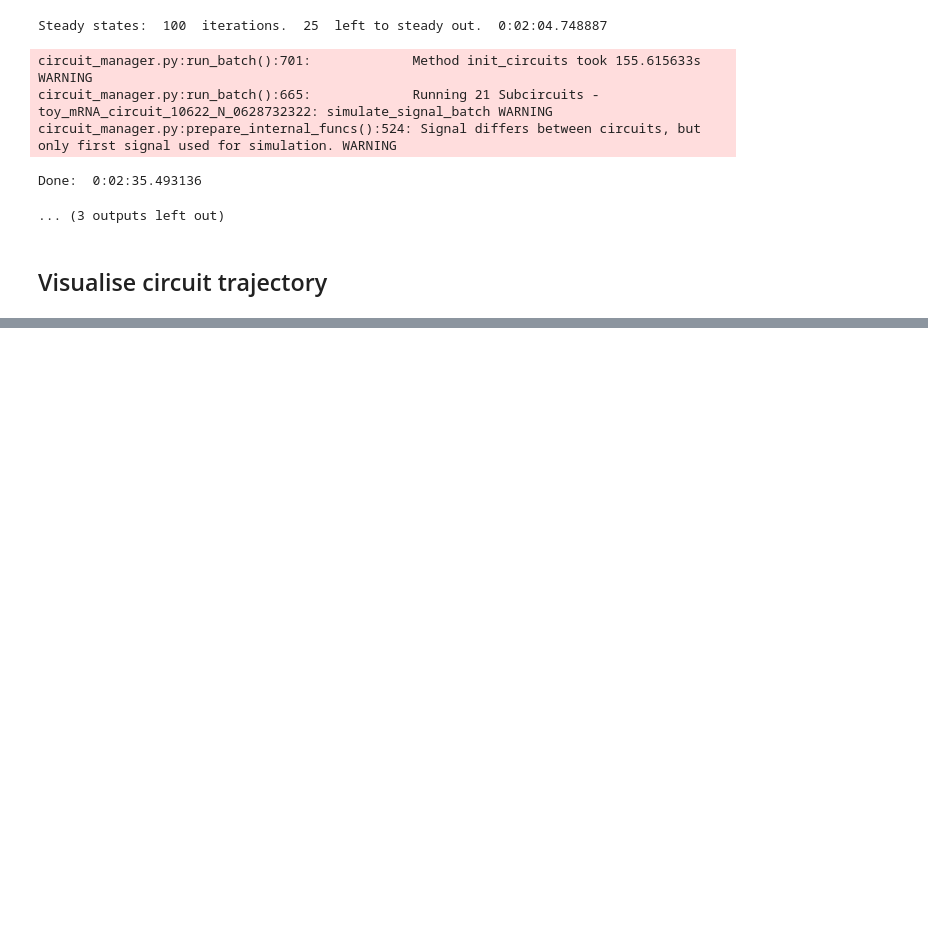
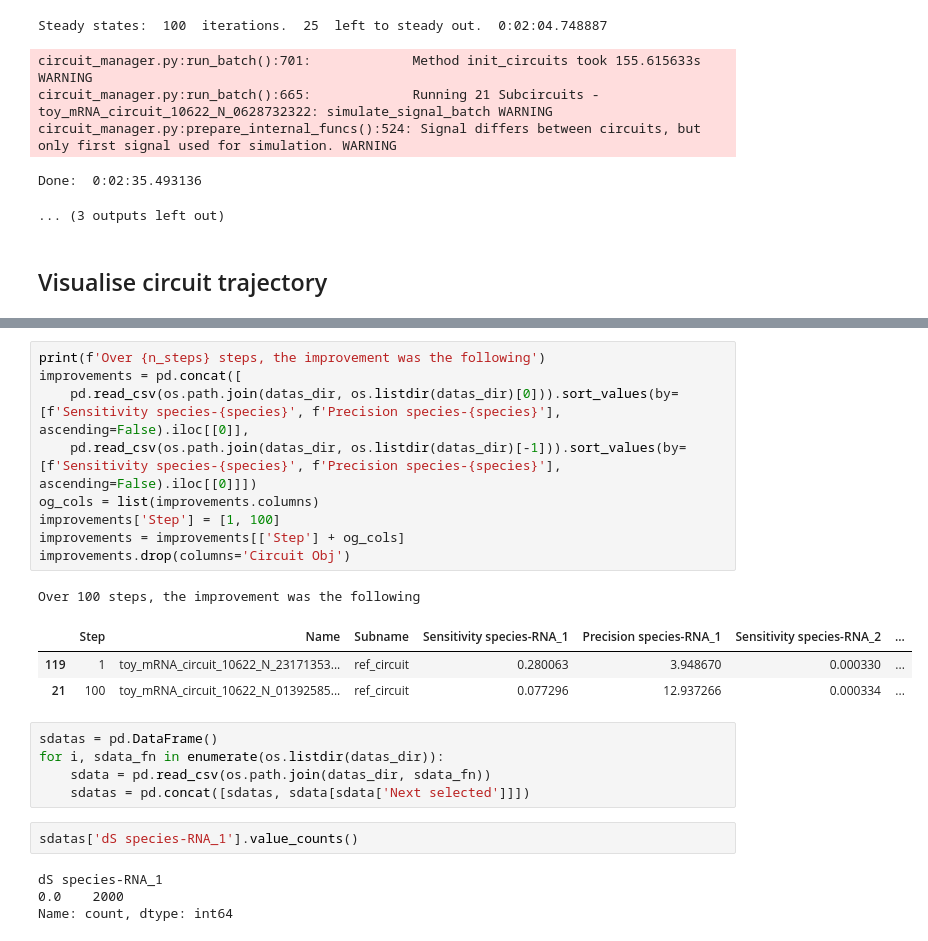
Before and after one commit to olive004/synbio_morpher, a Jupyter notebook: notebooks/16_Monte_Carlo_circuit_adaptability.ipynb, the cells around one changed output, grey strips where cells are left out. Drawn from its saved outputs; the diff is of its cells as text; blank space fills up the shorter version.

```diff
--- a/notebooks/16_Monte_Carlo_circuit_adaptability.ipynb
+++ b/notebooks/16_Monte_Carlo_circuit_adaptability.ipynb
@@ -546,0 +521,25 @@ dtype: float32
+# %%
+print(f'Over {n_steps} steps, the improvement was the following')
+improvements = pd.concat([
+    pd.read_csv(os.path.join(datas_dir, os.listdir(datas_dir)[0])).sort_values(by=[f'Sensitivity species-{species}', f'Precision species-{species}'], ascending=False).iloc[[0]],
+    pd.read_csv(os.path.join(datas_dir, os.listdir(datas_dir)[-1])).sort_values(by=[f'Sensitivity species-{species}', f'Precision species-{species}'], ascending=False).iloc[[0]]])
+og_cols = list(improvements.columns)
+improvements['Step'] = [1, 100]
+improvements = improvements[['Step'] + og_cols]
+improvements.drop(columns='Circuit Obj')
+# %% [output]
+Over 100 steps, the improvement was the following
+|  | Step | Name | Subname | Sensitivity species-RNA_1 | Precision species-RNA_1 | Sensitivity species-RNA_2 | ... |
+| 119 | 1 | toy_mRNA_circuit_10622_N_23171353... | ref_circuit | 0.280063 | 3.948670 | 0.000330 | ... |
+| 21 | 100 | toy_mRNA_circuit_10622_N_01392585... | ref_circuit | 0.077296 | 12.937266 | 0.000334 | ... |
+# %%
+sdatas = pd.DataFrame()
+for i, sdata_fn in enumerate(os.listdir(datas_dir)):
+    sdata = pd.read_csv(os.path.join(datas_dir, sdata_fn))
+    sdatas = pd.concat([sdatas, sdata[sdata['Next selected']]])
+# %%
+sdatas['dS species-RNA_1'].value_counts()
+# %% [output]
+dS species-RNA_1
+0.0    2000
+Name: count, dtype: int64
```
Also changed, not shown: parts of 15 cells of this notebook, 2 other files.
